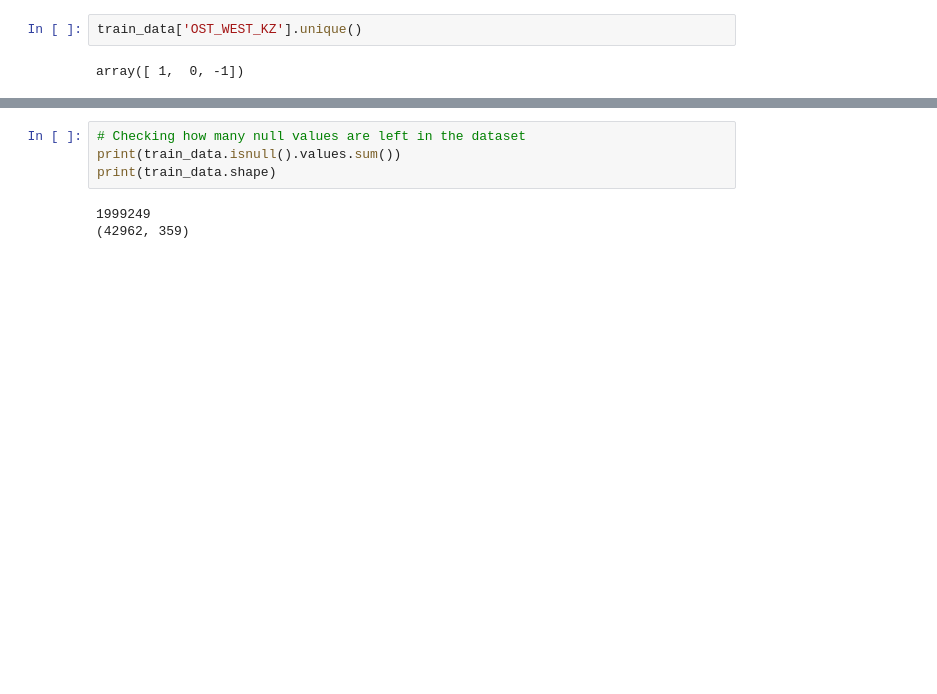
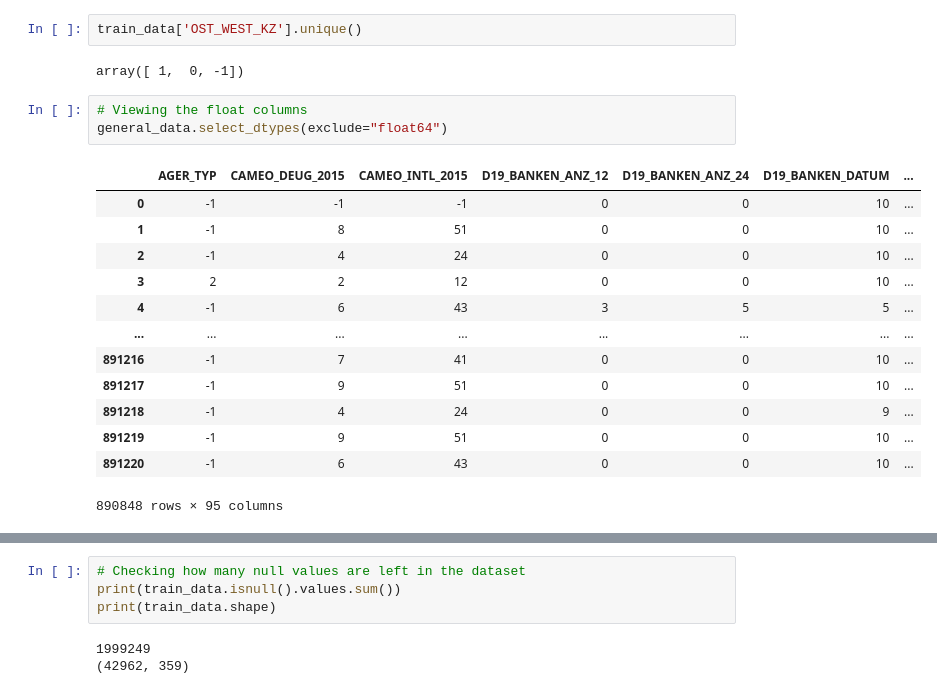
Before and after one commit to realmanisingh/population-segmentation, a Jupyter notebook: data_cleaning.ipynb, the cells around one changed output, grey strips where cells are left out. Cells and saved outputs as stored; diff of their text form; blank space fills up the shorter version.

```diff
--- a/data_cleaning.ipynb
+++ b/data_cleaning.ipynb
@@ -331,3 +331,20 @@ test_data.loc[test_data.OST_WEST_KZ == 'O', 'OST_WEST_KZ'] = 0
 train_data['OST_WEST_KZ'].unique()
 # %% [output]
 array([ 1,  0, -1])
+# %%
+# Viewing the float columns
+general_data.select_dtypes(exclude="float64")
+# %% [output]
+|  | AGER_TYP | CAMEO_DEUG_2015 | CAMEO_INTL_2015 | D19_BANKEN_ANZ_12 | D19_BANKEN_ANZ_24 | D19_BANKEN_DATUM | ... |
+| 0 | -1 | -1 | -1 | 0 | 0 | 10 | ... |
+| 1 | -1 | 8 | 51 | 0 | 0 | 10 | ... |
+| 2 | -1 | 4 | 24 | 0 | 0 | 10 | ... |
+| 3 | 2 | 2 | 12 | 0 | 0 | 10 | ... |
+| 4 | -1 | 6 | 43 | 3 | 5 | 5 | ... |
+| ... | ... | ... | ... | ... | ... | ... | ... |
+| 891216 | -1 | 7 | 41 | 0 | 0 | 10 | ... |
+| 891217 | -1 | 9 | 51 | 0 | 0 | 10 | ... |
+| 891218 | -1 | 4 | 24 | 0 | 0 | 9 | ... |
+| 891219 | -1 | 9 | 51 | 0 | 0 | 10 | ... |
+| 891220 | -1 | 6 | 43 | 0 | 0 | 10 | ... |
+890848 rows × 95 columns
```
Also changed, not shown: parts of 3 cells of this notebook.
